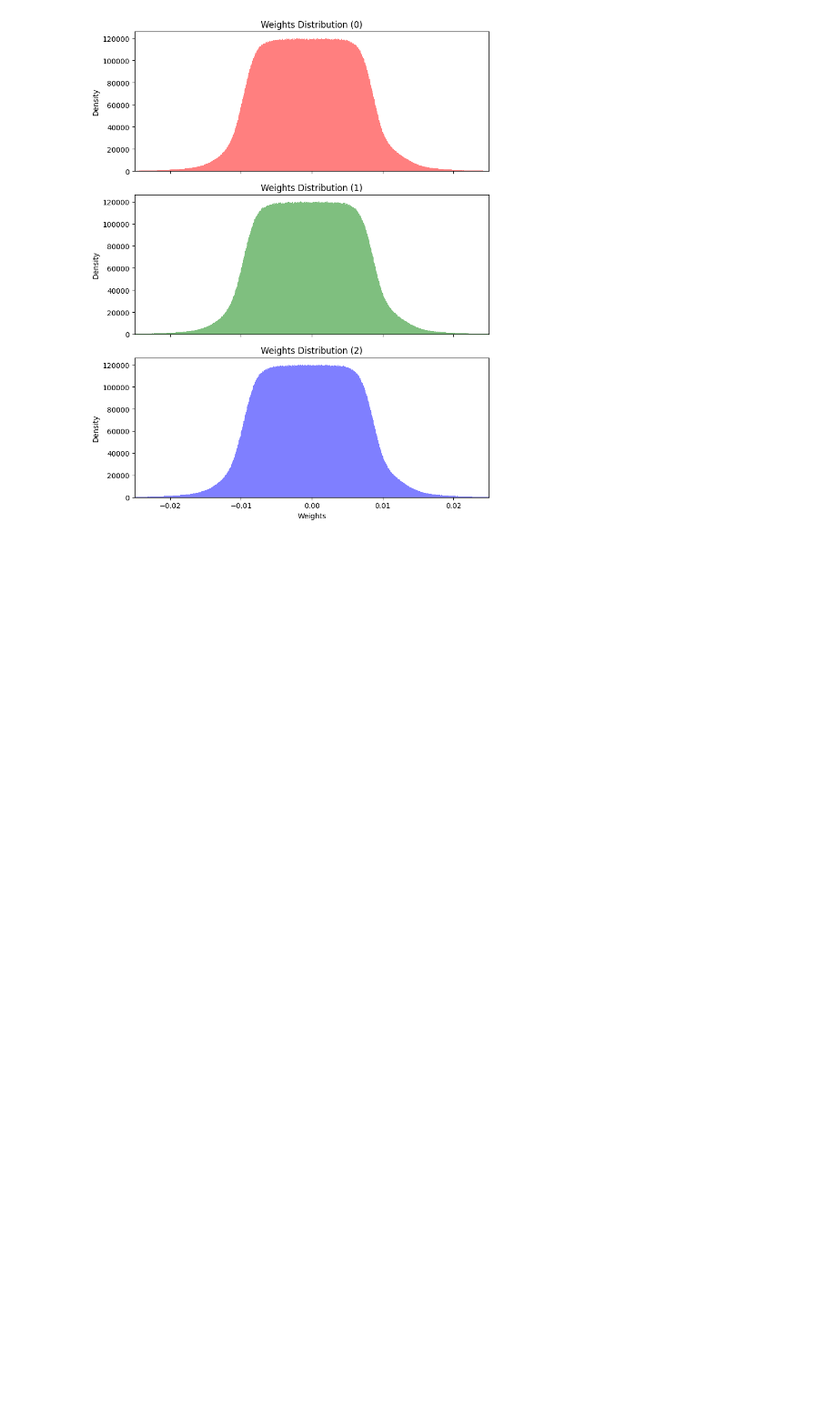
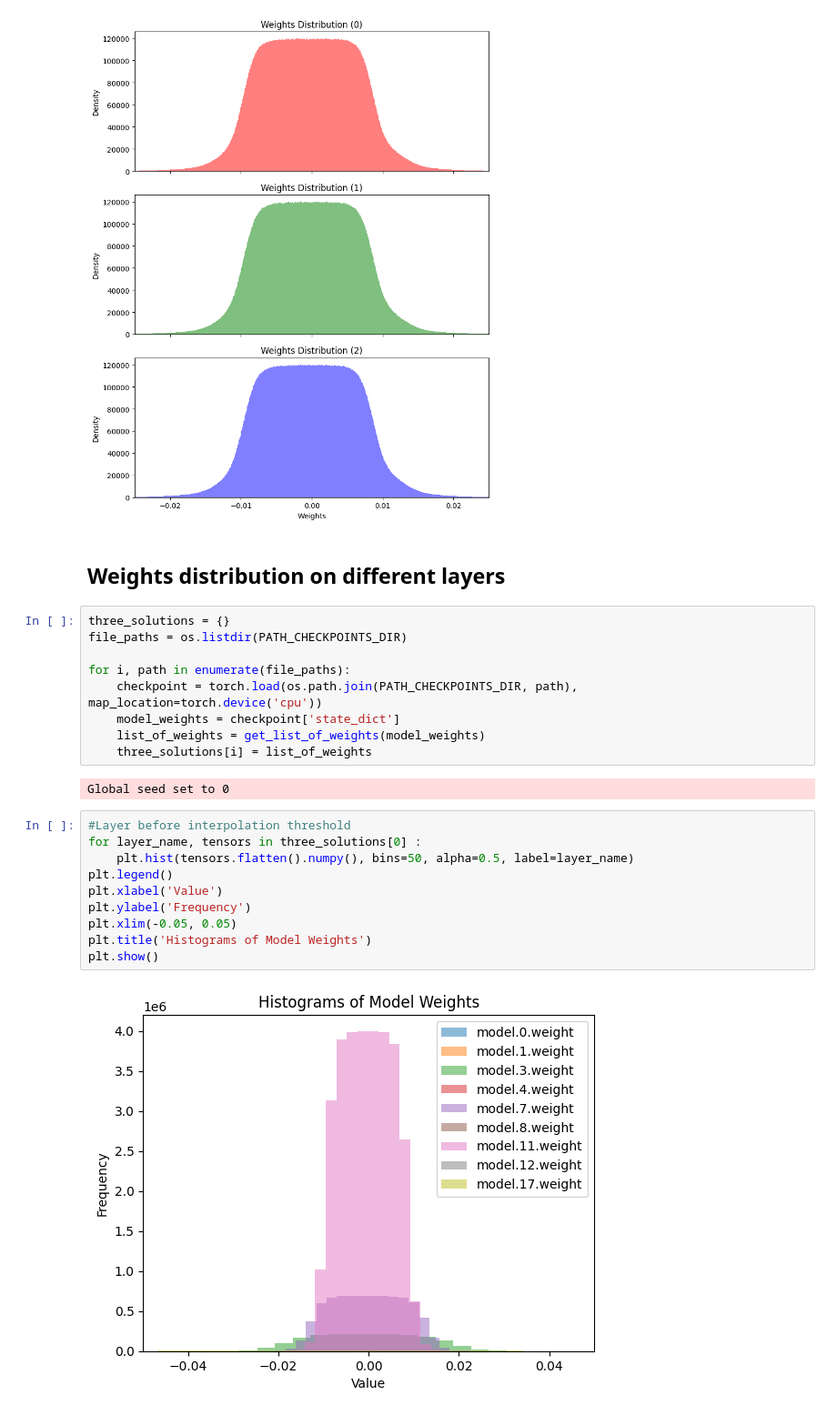
Before and after one commit to czyjtu/deep-double-descent, a Jupyter notebook: weights_distributions.ipynb, the cells around one changed output. Shown at 91% size. Drawn from its saved outputs; the diff is of its cells as text; blank space fills up the shorter version.

Commit message:
add weights distribution within each layer

```diff
--- a/weights_distributions.ipynb
+++ b/weights_distributions.ipynb
@@ -54,3 +54,28 @@ plt.tight_layout()
 plt.show()
 # %% [output]
 [figure]
+# %% [markdown]
+## Weights distribution on different layers
+# %%
+three_solutions = {}
+file_paths = os.listdir(PATH_CHECKPOINTS_DIR)
+
+for i, path in enumerate(file_paths):
+    checkpoint = torch.load(os.path.join(PATH_CHECKPOINTS_DIR, path), map_location=torch.device('cpu'))
+    model_weights = checkpoint['state_dict']
+    list_of_weights = get_list_of_weights(model_weights)
+    three_solutions[i] = list_of_weights
+# %% [output]
+Global seed set to 0
+# %%
+#Layer before interpolation threshold
+for layer_name, tensors in three_solutions[0] :
+    plt.hist(tensors.flatten().numpy(), bins=50, alpha=0.5, label=layer_name)
+plt.legend()
+plt.xlabel('Value')
+plt.ylabel('Frequency')
+plt.xlim(-0.05, 0.05)
+plt.title('Histograms of Model Weights')
+plt.show()
+# %% [output]
+[figure, added]
```
Also changed, not shown: parts of 4 cells of this notebook.
